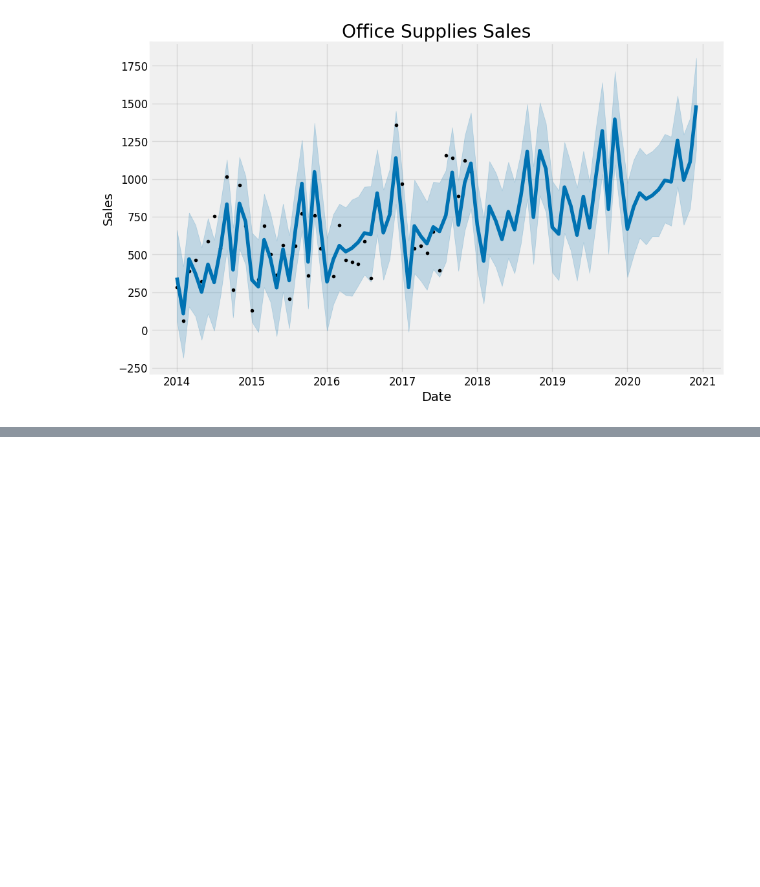
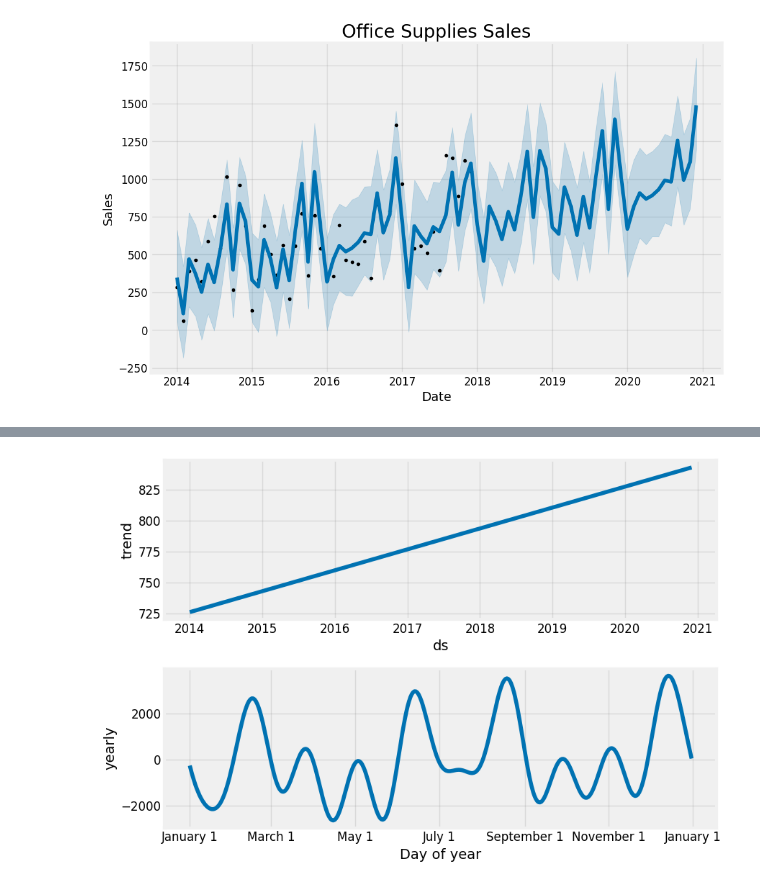
Before and after one commit to Taoheed-O/Time-Series-A, a Jupyter notebook: time_series_forecasting.ipynb, the cells around one changed output, grey strips where cells are left out. Cells and saved outputs as stored; diff of their text form; code cells hidden in the pictures; blank space fills up the shorter version.

Commit message:
Time series modeling with Fcaebook Prophet cont'd...

```diff
--- a/time_series_forecasting.ipynb
+++ b/time_series_forecasting.ipynb
@@ -306,0 +343,4 @@ plt.title('Office Supplies Sales');
+# %%
+furniture_model.plot_components(furniture_forecast);
+# %% [output]
+[figure, added]
```
Also changed, not shown: parts of 5 cells of this notebook.
